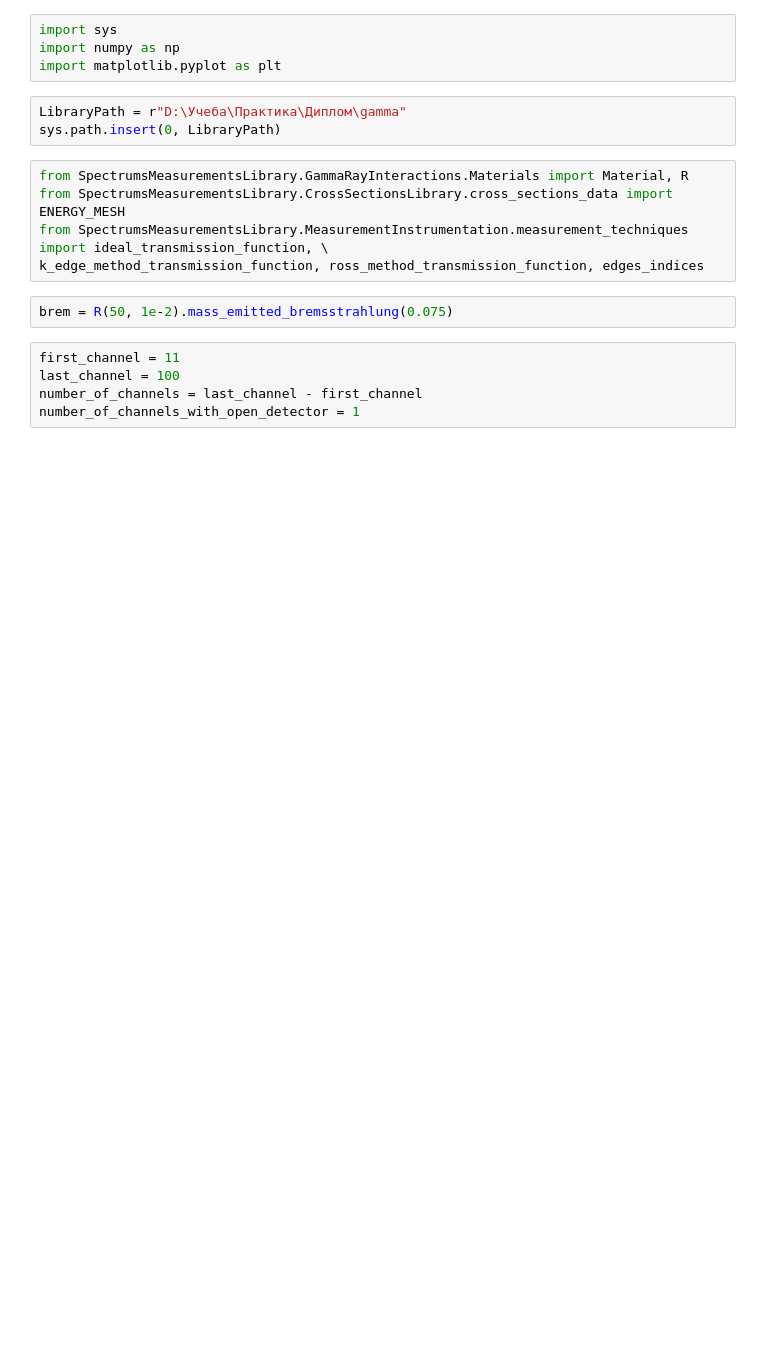
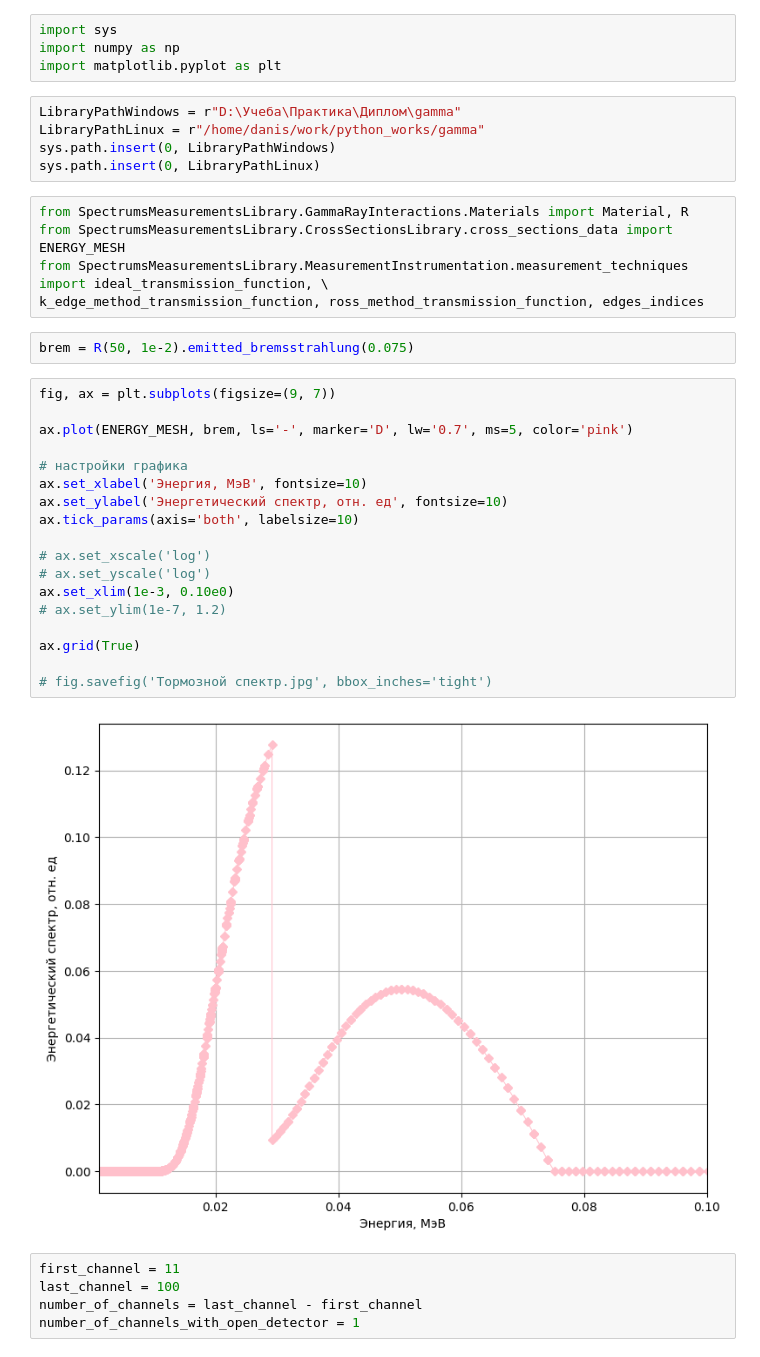
Before and after one commit to danisgrpv/gamma_4, a Jupyter notebook: Notebooks/Создание библиотеки/Notebook_00_Создание_библиотеки.ipynb, the cells around one changed output. Cells and saved outputs as stored; diff of their text form; blank space fills up the shorter version.

```diff
--- a/Notebooks/Создание библиотеки/Notebook_00_Создание_библиотеки.ipynb
+++ b/Notebooks/Создание библиотеки/Notebook_00_Создание_библиотеки.ipynb
@@ -3,15 +3,37 @@ import sys
 import numpy as np
 import matplotlib.pyplot as plt
 # %%
-LibraryPath = r"D:\Учеба\Практика\Диплом\gamma"
-sys.path.insert(0, LibraryPath)
+LibraryPathWindows = r"D:\Учеба\Практика\Диплом\gamma"
+LibraryPathLinux = r"/home/danis/work/python_works/gamma"
+sys.path.insert(0, LibraryPathWindows)
+sys.path.insert(0, LibraryPathLinux)
 # %%
 from SpectrumsMeasurementsLibrary.GammaRayInteractions.Materials import Material, R
 from SpectrumsMeasurementsLibrary.CrossSectionsLibrary.cross_sections_data import ENERGY_MESH
 from SpectrumsMeasurementsLibrary.MeasurementInstrumentation.measurement_techniques import ideal_transmission_function, \
 k_edge_method_transmission_function, ross_method_transmission_function, edges_indices
 # %%
-brem = R(50, 1e-2).mass_emitted_bremsstrahlung(0.075)
+brem = R(50, 1e-2).emitted_bremsstrahlung(0.075)
+# %%
+fig, ax = plt.subplots(figsize=(9, 7))
+
+ax.plot(ENERGY_MESH, brem, ls='-', marker='D', lw='0.7', ms=5, color='pink')
+
+# настройки графика
+ax.set_xlabel('Энергия, МэВ', fontsize=10)
+ax.set_ylabel('Энергетический спектр, отн. ед', fontsize=10)
+ax.tick_params(axis='both', labelsize=10)
+
+# ax.set_xscale('log')
+# ax.set_yscale('log')
+ax.set_xlim(1e-3, 0.10e0)
+# ax.set_ylim(1e-7, 1.2)
+
+ax.grid(True)
+
+# fig.savefig('Тормозной спектр.jpg', bbox_inches='tight')
+# %% [output]
+[figure, added]
 # %%
 first_channel = 11
 last_channel = 100
```
Also changed, not shown: parts of 20 cells of this notebook, 1 other file.
